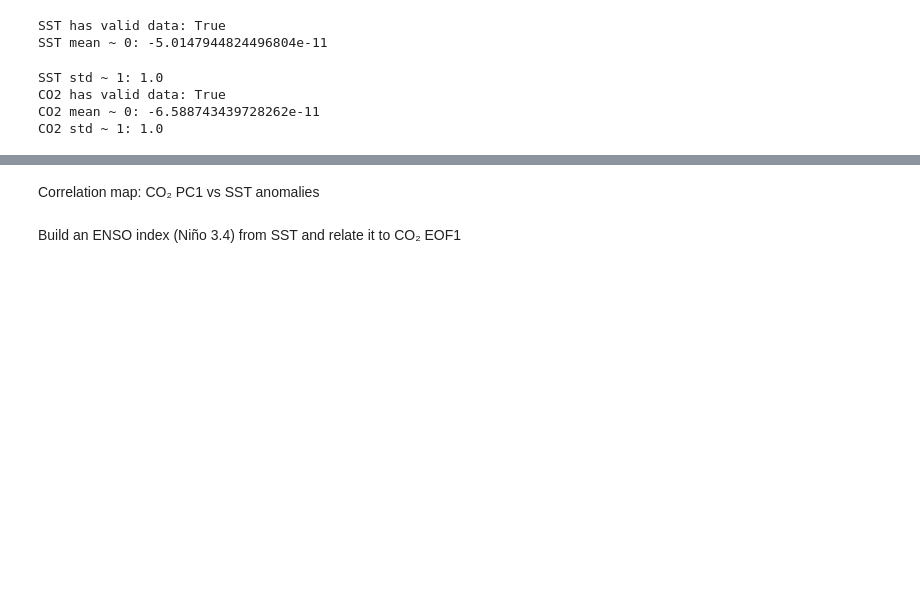
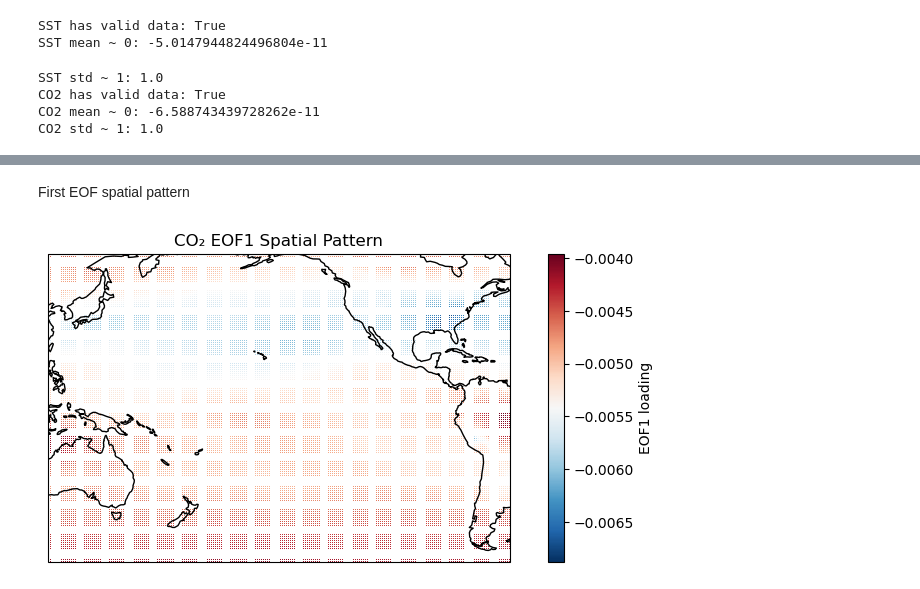
Before and after one commit to sciencekitty66/ATMS-523-Final-Project, a Jupyter notebook: FinalProject-Chatham.ipynb, the cells around one changed output, grey strips where cells are left out. Saved outputs shown, nothing was run; the diff lists cells and outputs as text; code cells hidden in the pictures; blank space fills up the shorter version.

Commit message:
Final project submission

```diff
--- a/FinalProject-Chatham.ipynb
+++ b/FinalProject-Chatham.ipynb
@@ -45,5 +52,5 @@ Create a dataset that contains the monthly means of Sea Surface Temperature anom
 # %%
-ds = xr.open_dataset("50b873d6b66cc2dd5d5965c97b881736.nc")
+ds = xr.open_dataset("76e23a1f04c9a2ad624fbf395be80a3.nc")
 ds
 # %% [output]
 <xarray.Dataset> Size: 1GB
@@ -296,6 +313,19 @@ EOF analysis on deseasonalized CO₂ anomalies
 # %%
-co2_anom = co2_anom.dropna(dim="latitude", how="all")
-solver_co2 = Eof(co2_anom)
-co2_eofs = solver_co2.eofs(neofs=5) # spatial EOFs
-co2_pcs = solver_co2.pcs(npcs=5, pcscaling=1)  # principal components (time series)
-co2_var = solver_co2.varianceFraction(neigs=5)
+co2_da = co2_anom
+if "valid_time" in co2_da.dims:
+    co2_da = co2_da.rename({"valid_time": "time"})
+
+# cropped space to pacific
+co2_da = co2_da.sel(longitude=slice(120, 300), latitude=slice(-60, 60))
+
+print("Original:", co2_da.shape)
+# print("Coarsened:", co2_small.shape)
+
+# chunk for dask
+# co2_small = co2_small.chunk({"time": -1, "latitude": 40, "longitude": 60})
+
+# EOFs
+solver_co2 = Eof(co2_da)
+co2_eofs = solver_co2.eofs(neofs=5)
+co2_pcs  = solver_co2.pcs(npcs=5, pcscaling=1)
+co2_var  = solver_co2.varianceFraction(neigs=5)
@@ -335,2 +333,0 @@ NameError: name 'co2_pcs' is not defined
-# %% [markdown]
-Correlation map: CO₂ PC1 vs SST anomalies
@@ -367,2 +333,0 @@ plt.show()
-# %% [markdown]
-Build an ENSO index (Niño 3.4) from SST and relate it to CO₂ EOF1
@@ -398,0 +334,17 @@ plt.show()
+# %% [markdown]
+First EOF spatial pattern
+# %%
+# Plot the first CO2 EOF spatial pattern
+plt.figure(figsize=(10,4))
+ax = plt.axes(projection=ccrs.PlateCarree(central_longitude=180))
+co2_eofs.isel(mode=0).plot(
+    ax=ax,
+    transform=ccrs.PlateCarree(),
+    cmap="RdBu_r",
+    cbar_kwargs={"label": "EOF1 loading"}
+)
+ax.coastlines()
+ax.set_title("CO₂ EOF1 Spatial Pattern")
+plt.show()
+# %% [output]
+[figure, added]
```
Also changed, not shown: parts of 25 cells of this notebook.
